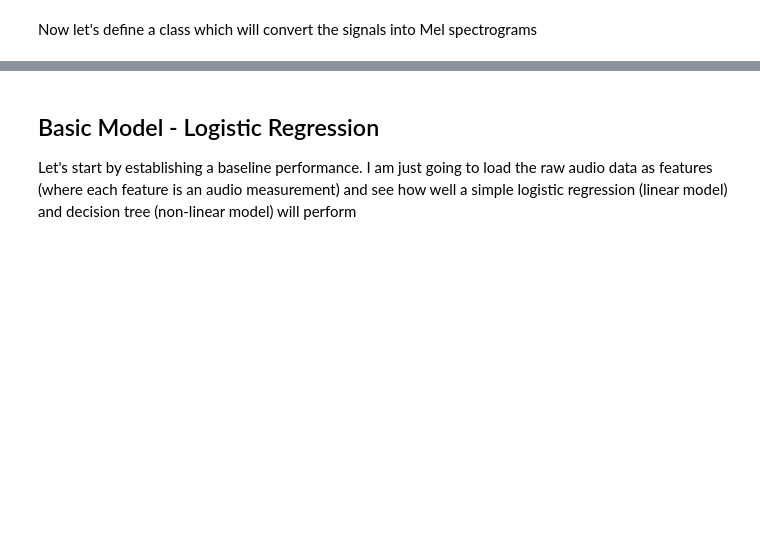
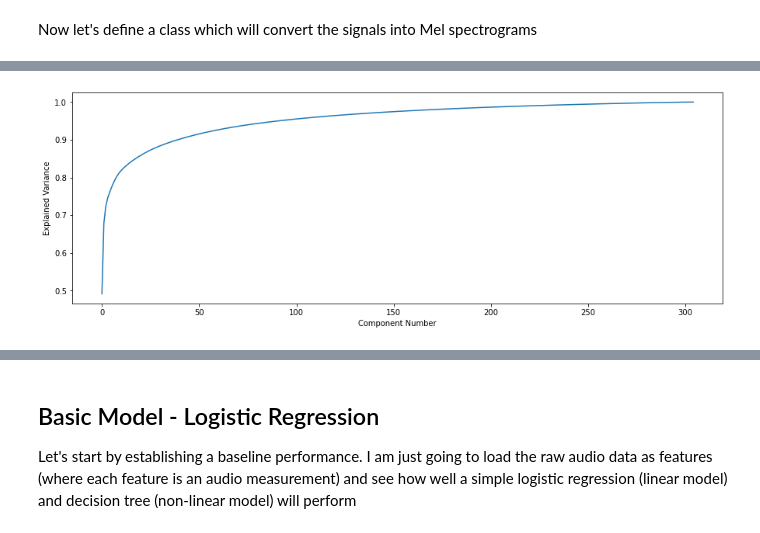
Before and after one commit to bshabashFD/Heart-Abnormalities-ML, a Jupyter notebook: Data Modeling with Mel Frequencies.ipynb, the cells around one changed output, grey strips where cells are left out. Saved outputs shown, nothing was run; the diff lists cells and outputs as text; code cells hidden in the pictures; blank space fills up the shorter version.

Commit message:
Created a notebook to run only basic dataset

```diff
--- a/Data Modeling with Mel Frequencies.ipynb
+++ b/Data Modeling with Mel Frequencies.ipynb
@@ -115,27 +109,3 @@ def shift_sound(data, sampling_rate, shift_max, shift_direction='both'):
-# %%
-choices = np.random.choice(probability_counts.index,
-                           p=probability_counts.values,
-                           size=(DATASET_TARGET,))
-i = 0
-while train_dataset.shape[0] < DATASET_TARGET:
-    choice = choices[i]
-    available_instances = train_dataset[train_dataset['label'] == choice]
-    selected_row_position = np.random.randint(available_instances.shape[0])
-
-    selected_row = available_instances.iloc[selected_row_position]
-
-    base_signal = selected_row['signal']
-    sampling_rate = selected_row['sampling_rate']
-
-    shift_direction = 'both'
-    new_signal = shift_sound(base_signal, sampling_rate, (np.random.random()*0.3), shift_direction)
-    if (new_signal.shape[0] > 0):
-
-        new_series = pd.Series({'signal' :new_signal, 'sampling_rate': sampling_rate, 'label': choice})
-        train_dataset = train_dataset.append(new_series, ignore_index=True)
-
-        print(train_dataset.shape, end="\r")
-    i+= 1
 # %% [markdown]
 Now let's define a class which will convert the signals into Mel spectrograms
 # %%
@@ -286,5 +328,5 @@ X_train_mel.shape
 %%time
 
 component_number = min(*X_train_mel.shape)
-my_pca = PCA(n_components=component_number, svd_solver='full')
+my_pca = PCA(n_components=component_number, svd_solver='auto')
 my_pca.fit(X_train_mel)
@@ -291,7 +337,11 @@ my_pca.fit(X_train_mel)
 # %%
 plt.figure(figsize=(15,5))
 plt.plot(my_pca.explained_variance_ratio_.cumsum())
+plt.xlabel("Component Number")
+plt.ylabel("Explained Variance")
 plt.show()
+# %% [output]
+[figure, added]
 # %%
 X_train_mel = my_pca.transform(X_train_mel)
 X_test_mel = my_pca.transform(X_test_mel)
```
Also changed, not shown: parts of 120 cells of this notebook, 3 other files.
